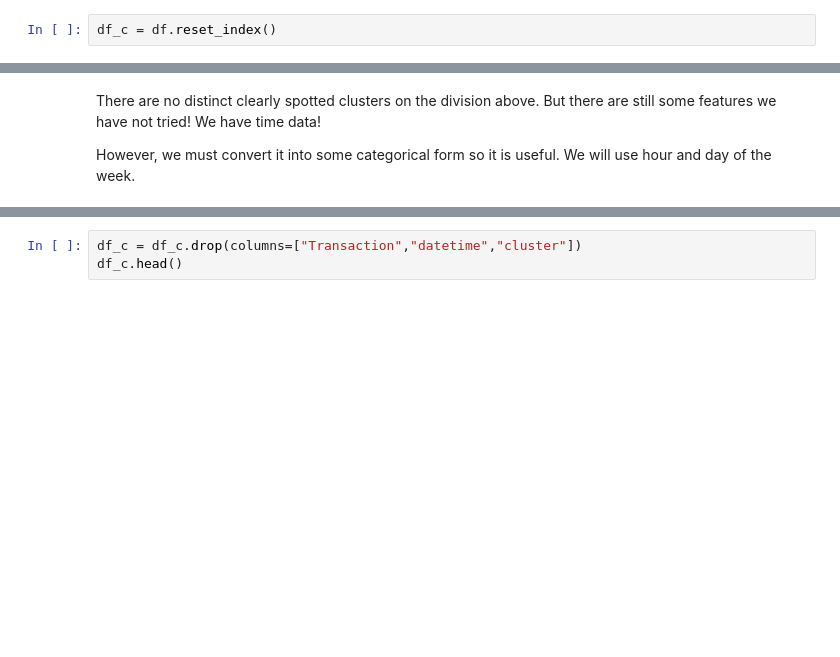
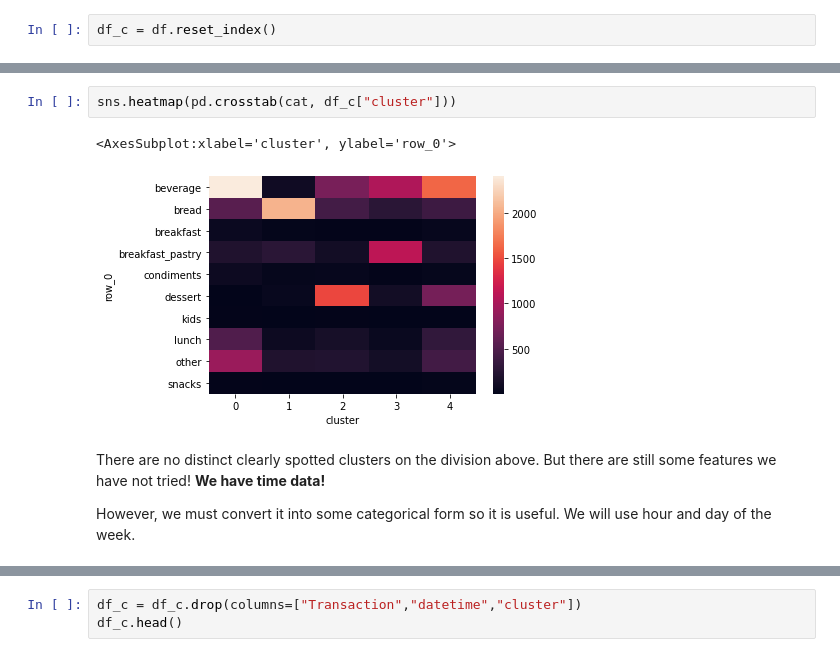
Before and after one commit to Ironhack-Data-Madrid-Enero-2021/Classroom-Materials, a Jupyter notebook: week_08/01-unsupervised_learning.ipynb, the cells around one changed output, grey strips where cells are left out. Drawn from its saved outputs; the diff is of its cells as text; blank space fills up the shorter version.

```diff
--- a/week_08/01-unsupervised_learning.ipynb
+++ b/week_08/01-unsupervised_learning.ipynb
@@ -674,5 +714,10 @@ pd.crosstab(cat, df_c["cluster"])
+# %%
+sns.heatmap(pd.crosstab(cat, df_c["cluster"]))
+# %% [output]
+<AxesSubplot:xlabel='cluster', ylabel='row_0'>
+[figure, added]
 # %% [markdown]
-There are no distinct clearly spotted clusters on the division above. But there are still some features we have not tried! We have time data!
+There are no distinct clearly spotted clusters on the division above. But there are still some features we have not tried! **We have time data!**
 
 However, we must convert it into some categorical form so it is useful. We will use hour and day of the week.
 # %%
```
Also changed, not shown: parts of 31 cells of this notebook.
